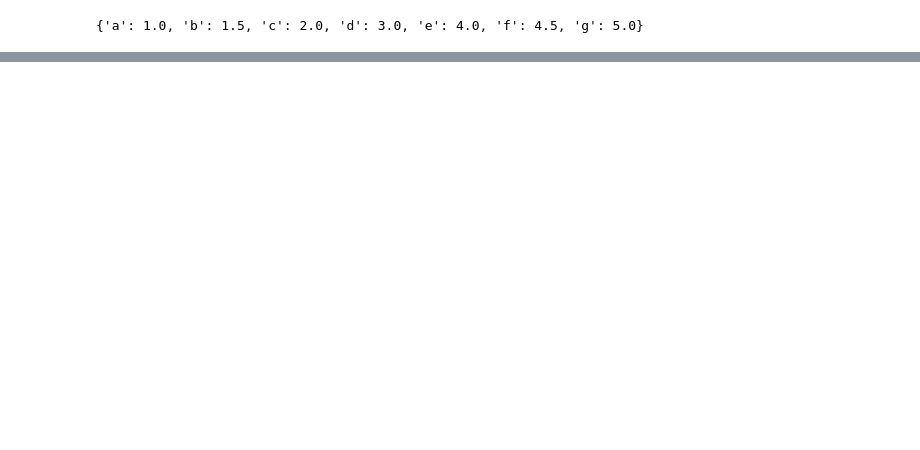
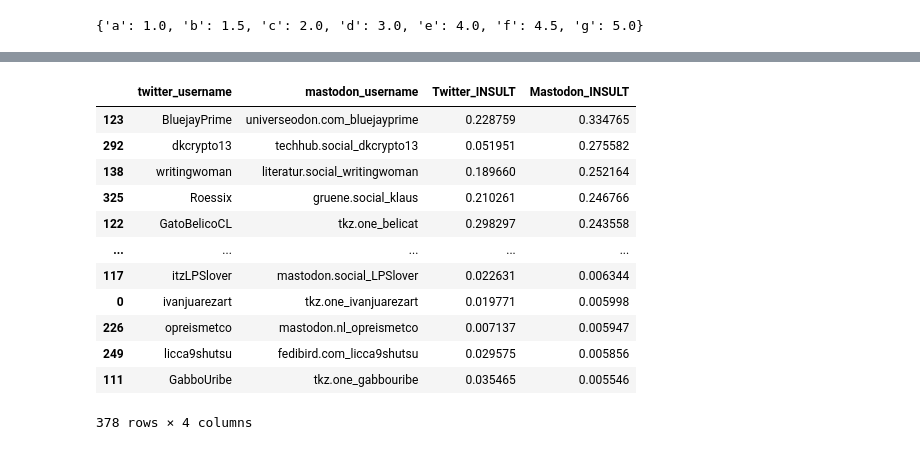
Before and after one commit to S4b3/Twitter_Mastodon_Toxicity_Analysis, a Jupyter notebook: main.ipynb, the cells around one changed output, grey strips where cells are left out. Saved outputs shown, nothing was run; the diff lists cells and outputs as text; code cells hidden in the pictures; blank space fills up the shorter version.

```diff
--- a/main.ipynb
+++ b/main.ipynb
@@ -178,0 +197,18 @@ KeyError: 'TOXICITY'
+# %%
+insults = scores[['twitter_username', 'mastodon_username', 'Twitter_INSULT', 'Mastodon_INSULT']]
+insults.sort_values('Twitter_INSULT', ascending=False)
+insults.sort_values('Mastodon_INSULT', ascending=False)
+# %% [output]
+|  | twitter_username | mastodon_username | Twitter_INSULT | Mastodon_INSULT |
+| 123 | BluejayPrime | universeodon.com_bluejayprime | 0.228759 | 0.334765 |
+| 292 | dkcrypto13 | techhub.social_dkcrypto13 | 0.051951 | 0.275582 |
+| 138 | writingwoman | literatur.social_writingwoman | 0.189660 | 0.252164 |
+| 325 | Roessix | gruene.social_klaus | 0.210261 | 0.246766 |
+| 122 | GatoBelicoCL | tkz.one_belicat | 0.298297 | 0.243558 |
+| ... | ... | ... | ... | ... |
+| 117 | itzLPSlover | mastodon.social_LPSlover | 0.022631 | 0.006344 |
+| 0 | ivanjuarezart | tkz.one_ivanjuarezart | 0.019771 | 0.005998 |
+| 226 | opreismetco | mastodon.nl_opreismetco | 0.007137 | 0.005947 |
+| 249 | licca9shutsu | fedibird.com_licca9shutsu | 0.029575 | 0.005856 |
+| 111 | GabboUribe | tkz.one_gabbouribe | 0.035465 | 0.005546 |
+378 rows × 4 columns
```
Also changed, not shown: parts of 6 cells of this notebook, 1 other file.
